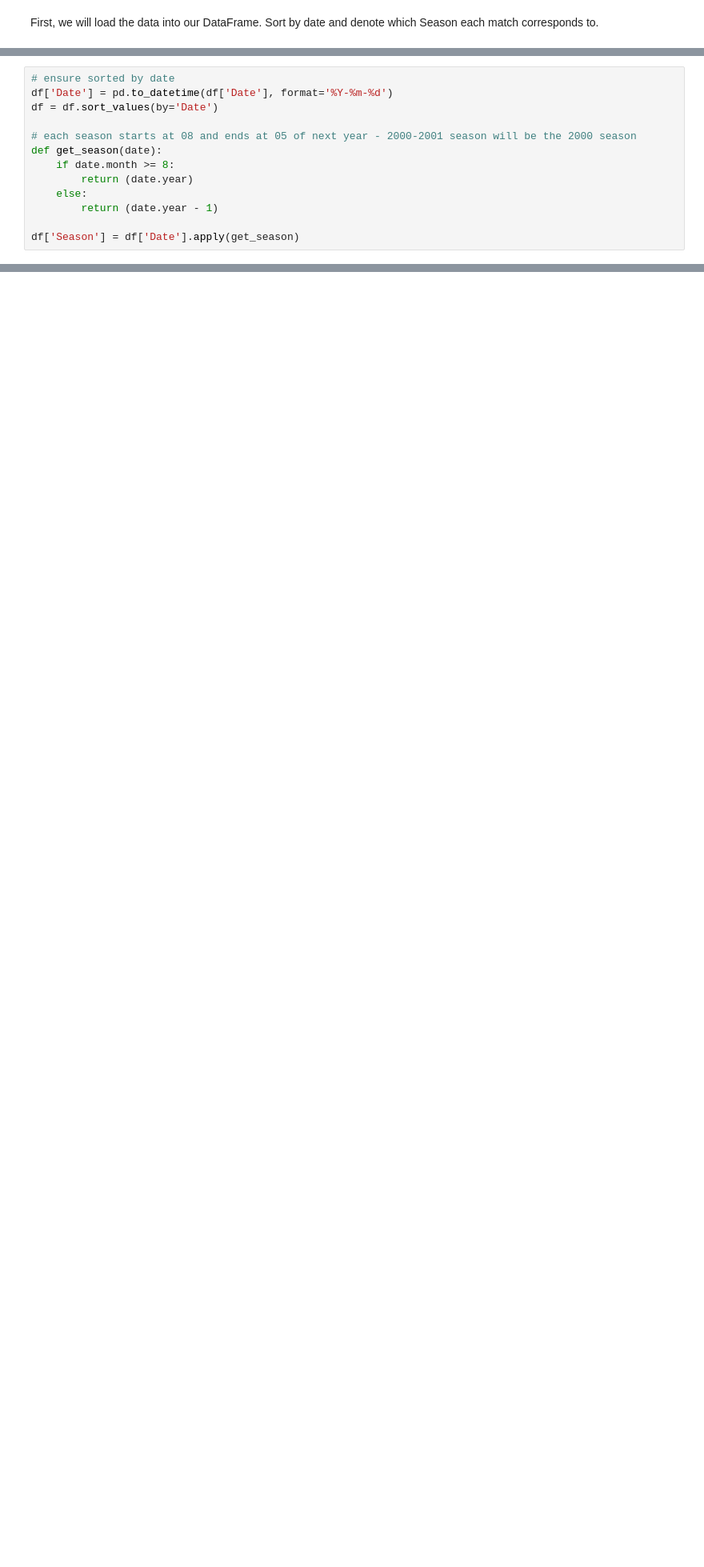
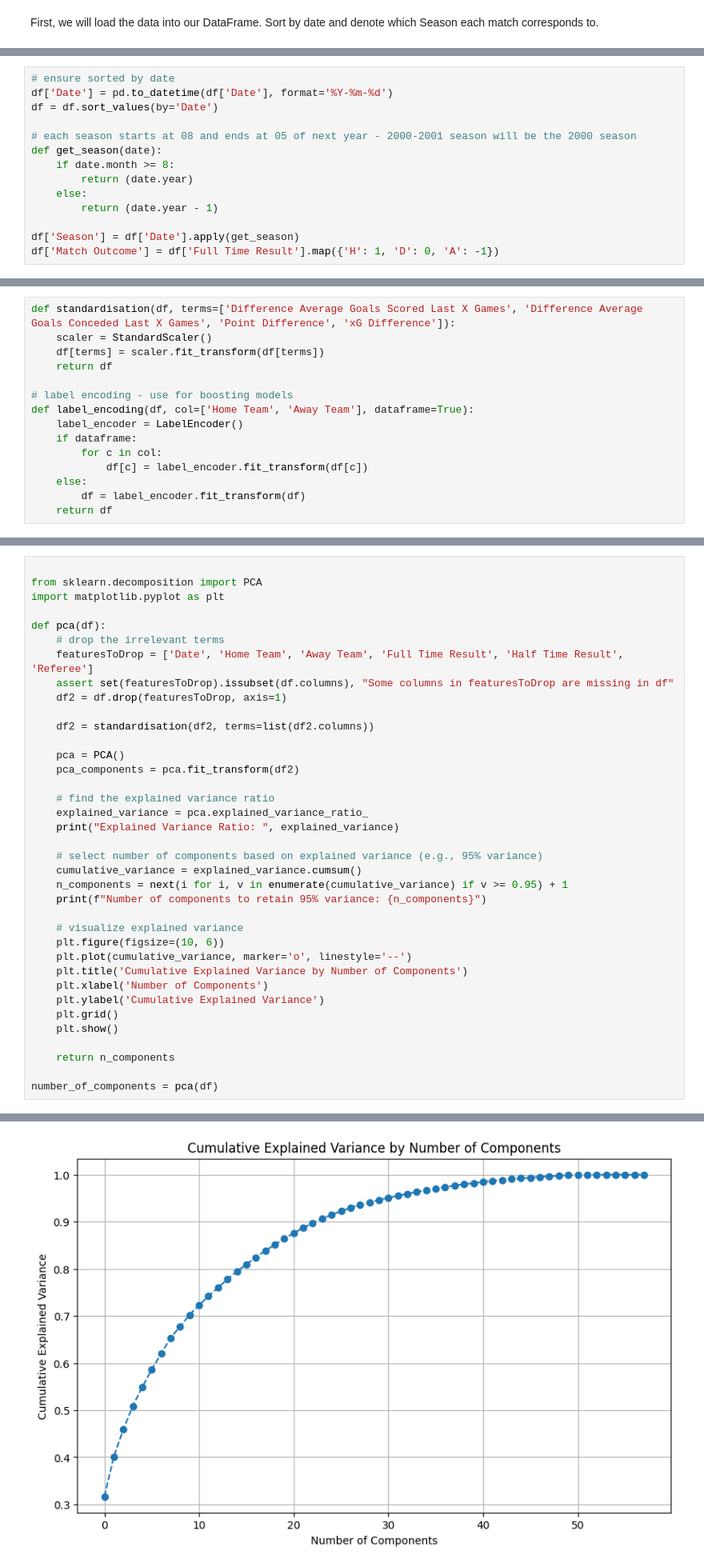
Before and after one commit to urasil/football-prediction, a Jupyter notebook: final_data_selection.ipynb, the cells around one changed output, grey strips where cells are left out. Shown: that part at 80% size. Saved outputs shown, nothing was run; the diff lists cells and outputs as text; blank space fills up the shorter version.

```diff
--- a/final_data_selection.ipynb
+++ b/final_data_selection.ipynb
@@ -37,6 +37,7 @@ def get_season(date):
         return (date.year - 1)
 
 df['Season'] = df['Date'].apply(get_season)
+df['Match Outcome'] = df['Full Time Result'].map({'H': 1, 'D': 0, 'A': -1})
 # %% [markdown]
 Here, we begin engineering new features. The following function enables us to find the previous matches a team played (within this or the previous season). Using this key function, we created several features:
 
@@ -333,0 +370,15 @@ df = calculate_season_points(df)
+# %%
+def standardisation(df, terms=['Difference Average Goals Scored Last X Games', 'Difference Average Goals Conceded Last X Games', 'Point Difference', 'xG Difference']):
+    scaler = StandardScaler()
+    df[terms] = scaler.fit_transform(df[terms])
+    return df
+
+# label encoding - use for boosting models
+def label_encoding(df, col=['Home Team', 'Away Team'], dataframe=True):
+    label_encoder = LabelEncoder()
+    if dataframe:
+        for c in col:
+            df[c] = label_encoder.fit_transform(df[c])
+    else:
+        df = label_encoder.fit_transform(df)
+    return df
@@ -333,0 +497,38 @@ df = calculate_season_points(df)
+# %%
+
+from sklearn.decomposition import PCA
+import matplotlib.pyplot as plt
+
+def pca(df):
+    # drop the irrelevant terms
+    featuresToDrop = ['Date', 'Home Team', 'Away Team', 'Full Time Result', 'Half Time Result', 'Referee']
+    assert set(featuresToDrop).issubset(df.columns), "Some columns in featuresToDrop are missing in df"
+    df2 = df.drop(featuresToDrop, axis=1)
+
+    df2 = standardisation(df2, terms=list(df2.columns))
+
+    pca = PCA()
+    pca_components = pca.fit_transform(df2)
+
+    # find the explained variance ratio
+    explained_variance = pca.explained_variance_ratio_
+    print("Explained Variance Ratio: ", explained_variance)
+
+    # select number of components based on explained variance (e.g., 95% variance)
+    cumulative_variance = explained_variance.cumsum()
+    n_components = next(i for i, v in enumerate(cumulative_variance) if v >= 0.95) + 1
+    print(f"Number of components to retain 95% variance: {n_components}")
+
+    # visualize explained variance
+    plt.figure(figsize=(10, 6))
+    plt.plot(cumulative_variance, marker='o', linestyle='--')
+    plt.title('Cumulative Explained Variance by Number of Components')
+    plt.xlabel('Number of Components')
+    plt.ylabel('Cumulative Explained Variance')
+    plt.grid()
+    plt.show()
+
+    return n_components
+
+number_of_components = pca(df)
+# %% [output]
@@ -333,0 +551 @@ df = calculate_season_points(df)
+[figure, added]
```
Also changed, not shown: parts of 23 cells of this notebook, 6 other files.
